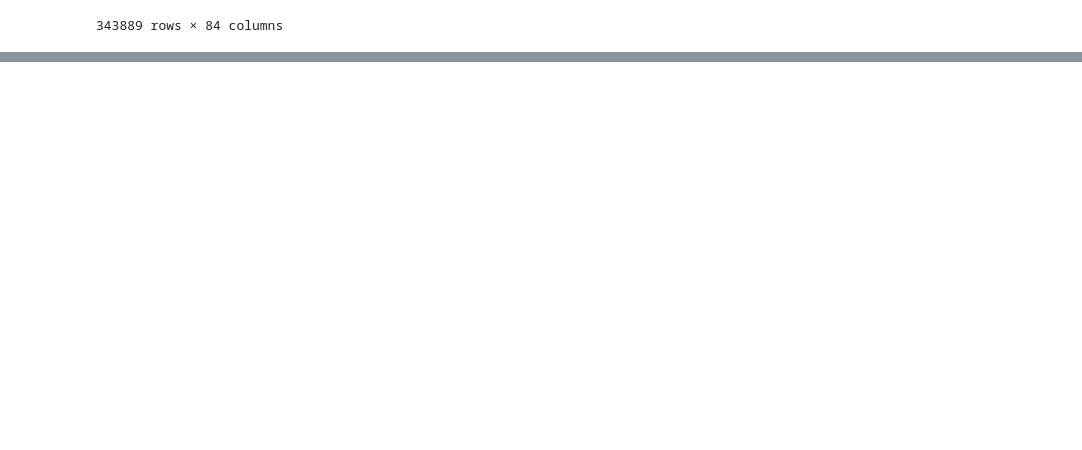
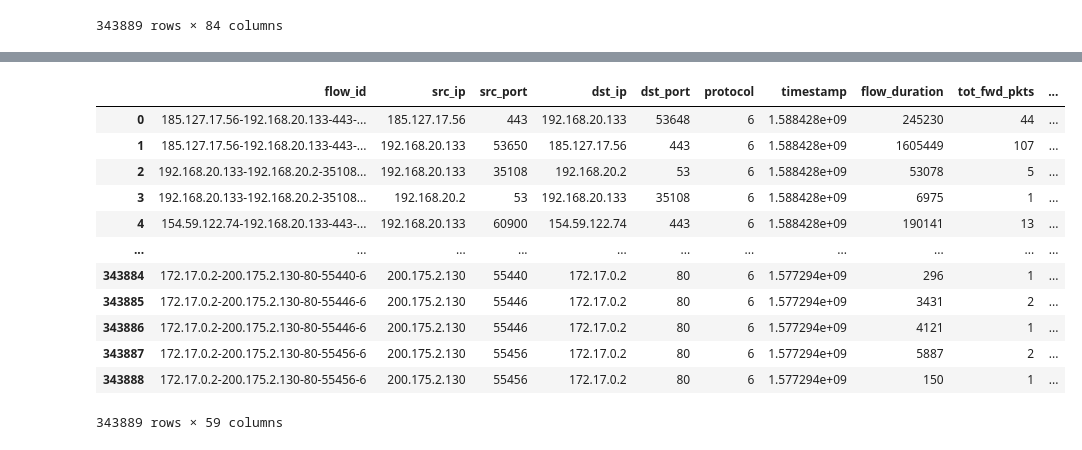
Before and after one commit to xurong-liang/COMS6200, a Jupyter notebook: proprocess_and_data_visualization.ipynb, the cells around one changed output, grey strips where cells are left out. Drawn from its saved outputs; the diff is of its cells as text; code cells hidden in the pictures; blank space fills up the shorter version.

```diff
--- a/proprocess_and_data_visualization.ipynb
+++ b/proprocess_and_data_visualization.ipynb
@@ -83,0 +324,19 @@ raw_all
+# %%
+# timestamp
+raw_all["timestamp"] = pd.to_datetime(raw_all["timestamp"], infer_datetime_format=True).astype(int) / 10**9
+# %%
+raw_all
+# %% [output]
+|  | flow_id | src_ip | src_port | dst_ip | dst_port | protocol | timestamp | flow_duration | tot_fwd_pkts | ... |
+| 0 | 185.127.17.56-192.168.20.133-443-... | 185.127.17.56 | 443 | 192.168.20.133 | 53648 | 6 | 1.588428e+09 | 245230 | 44 | ... |
+| 1 | 185.127.17.56-192.168.20.133-443-... | 192.168.20.133 | 53650 | 185.127.17.56 | 443 | 6 | 1.588428e+09 | 1605449 | 107 | ... |
+| 2 | 192.168.20.133-192.168.20.2-35108... | 192.168.20.133 | 35108 | 192.168.20.2 | 53 | 6 | 1.588428e+09 | 53078 | 5 | ... |
+| 3 | 192.168.20.133-192.168.20.2-35108... | 192.168.20.2 | 53 | 192.168.20.133 | 35108 | 6 | 1.588428e+09 | 6975 | 1 | ... |
+| 4 | 154.59.122.74-192.168.20.133-443-... | 192.168.20.133 | 60900 | 154.59.122.74 | 443 | 6 | 1.588428e+09 | 190141 | 13 | ... |
+| ... | ... | ... | ... | ... | ... | ... | ... | ... | ... | ... |
+| 343884 | 172.17.0.2-200.175.2.130-80-55440-6 | 200.175.2.130 | 55440 | 172.17.0.2 | 80 | 6 | 1.577294e+09 | 296 | 1 | ... |
+| 343885 | 172.17.0.2-200.175.2.130-80-55446-6 | 200.175.2.130 | 55446 | 172.17.0.2 | 80 | 6 | 1.577294e+09 | 3431 | 2 | ... |
+| 343886 | 172.17.0.2-200.175.2.130-80-55446-6 | 200.175.2.130 | 55446 | 172.17.0.2 | 80 | 6 | 1.577294e+09 | 4121 | 1 | ... |
+| 343887 | 172.17.0.2-200.175.2.130-80-55456-6 | 200.175.2.130 | 55456 | 172.17.0.2 | 80 | 6 | 1.577294e+09 | 5887 | 2 | ... |
+| 343888 | 172.17.0.2-200.175.2.130-80-55456-6 | 200.175.2.130 | 55456 | 172.17.0.2 | 80 | 6 | 1.577294e+09 | 150 | 1 | ... |
+343889 rows × 59 columns
```
Also changed, not shown: parts of 30 cells of this notebook, 2 other files.
